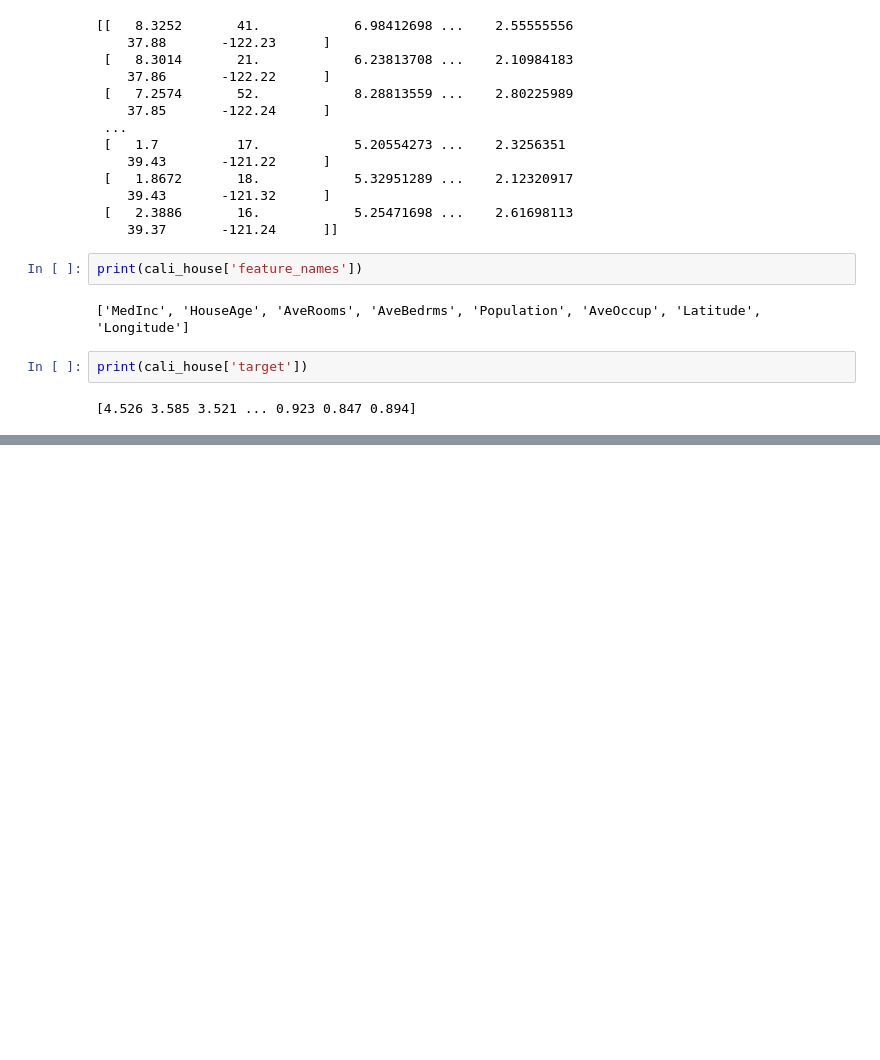
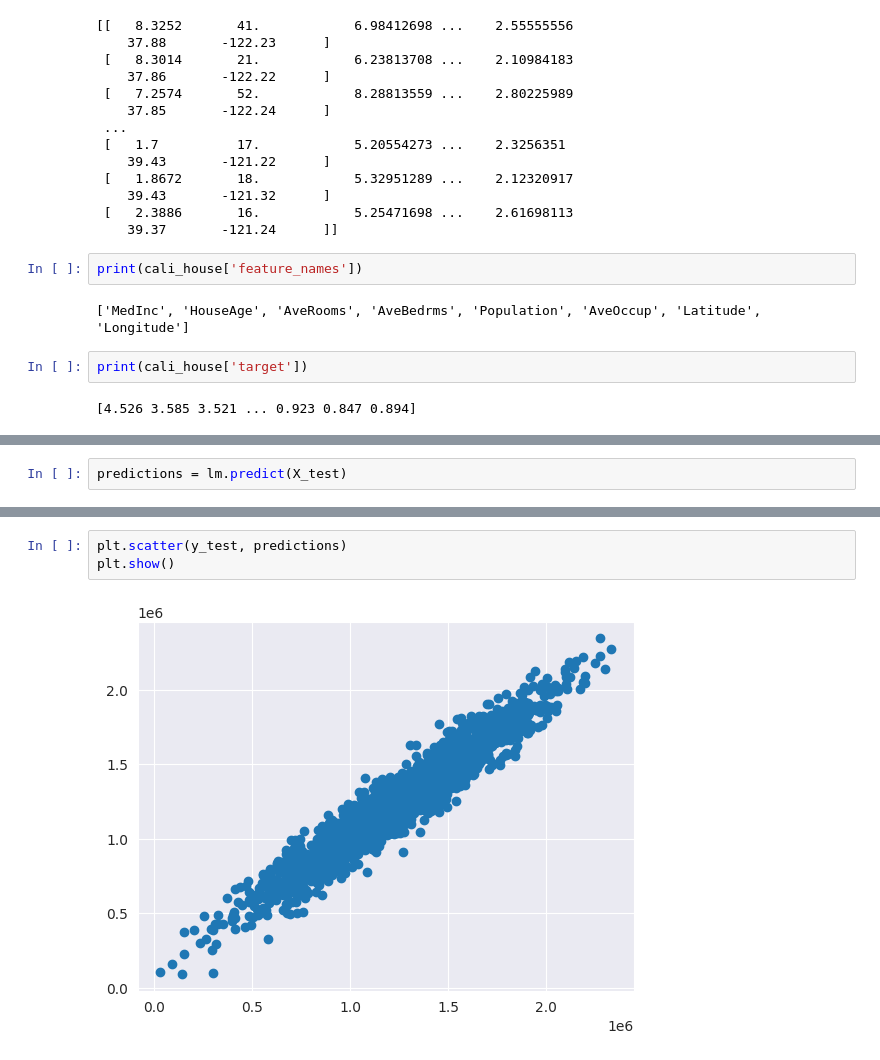
Before and after one commit to Sayeed843/Machine-Learning-Algorithms-, a Jupyter notebook: Linear Regression/linear-regression-model.ipynb, the cells around one changed output, grey strips where cells are left out. Saved outputs shown, nothing was run; the diff lists cells and outputs as text; blank space fills up the shorter version.

```diff
--- a/Linear Regression/linear-regression-model.ipynb
+++ b/Linear Regression/linear-regression-model.ipynb
@@ -260,0 +265,2 @@ print(cali_house['target'])
+# %%
+predictions = lm.predict(X_test)
@@ -260,0 +287,5 @@ print(cali_house['target'])
+# %%
+plt.scatter(y_test, predictions)
+plt.show()
+# %% [output]
+[figure, added]
```
Also changed, not shown: parts of 10 cells of this notebook.
